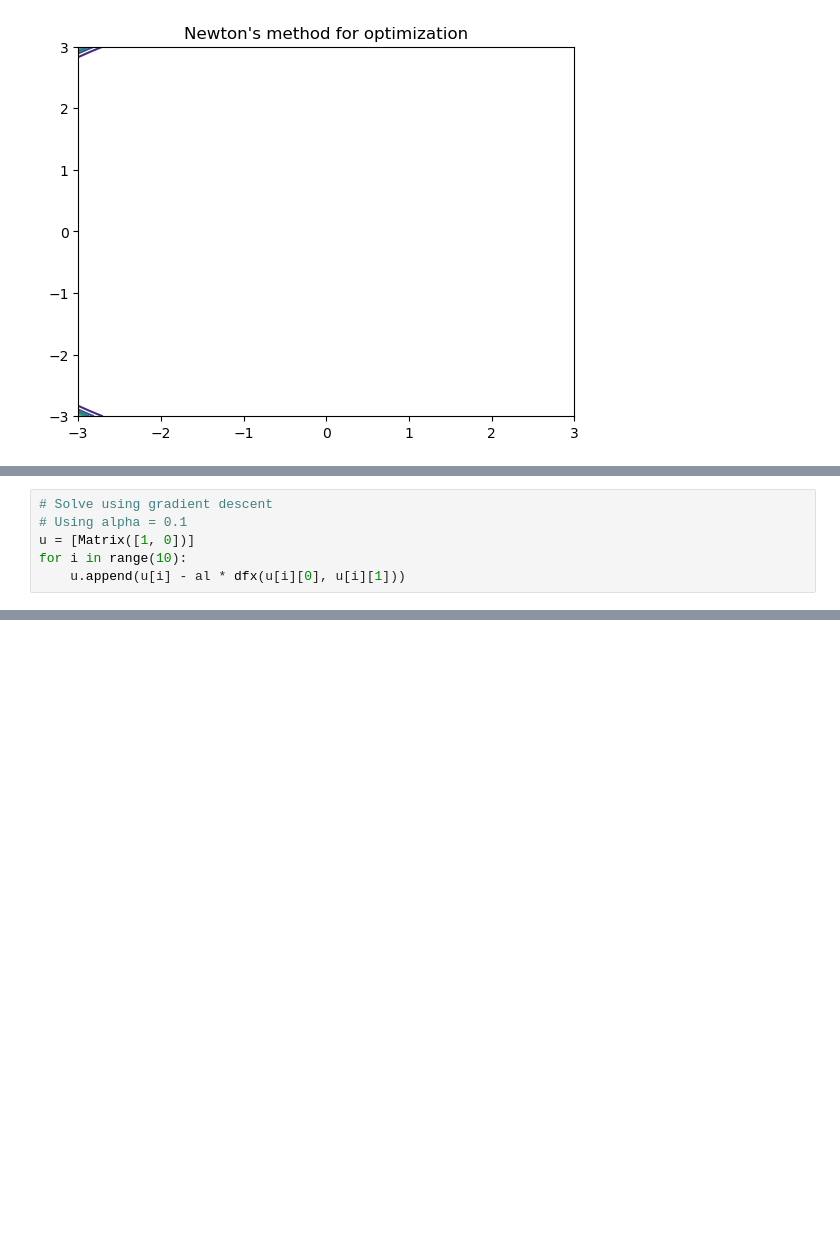
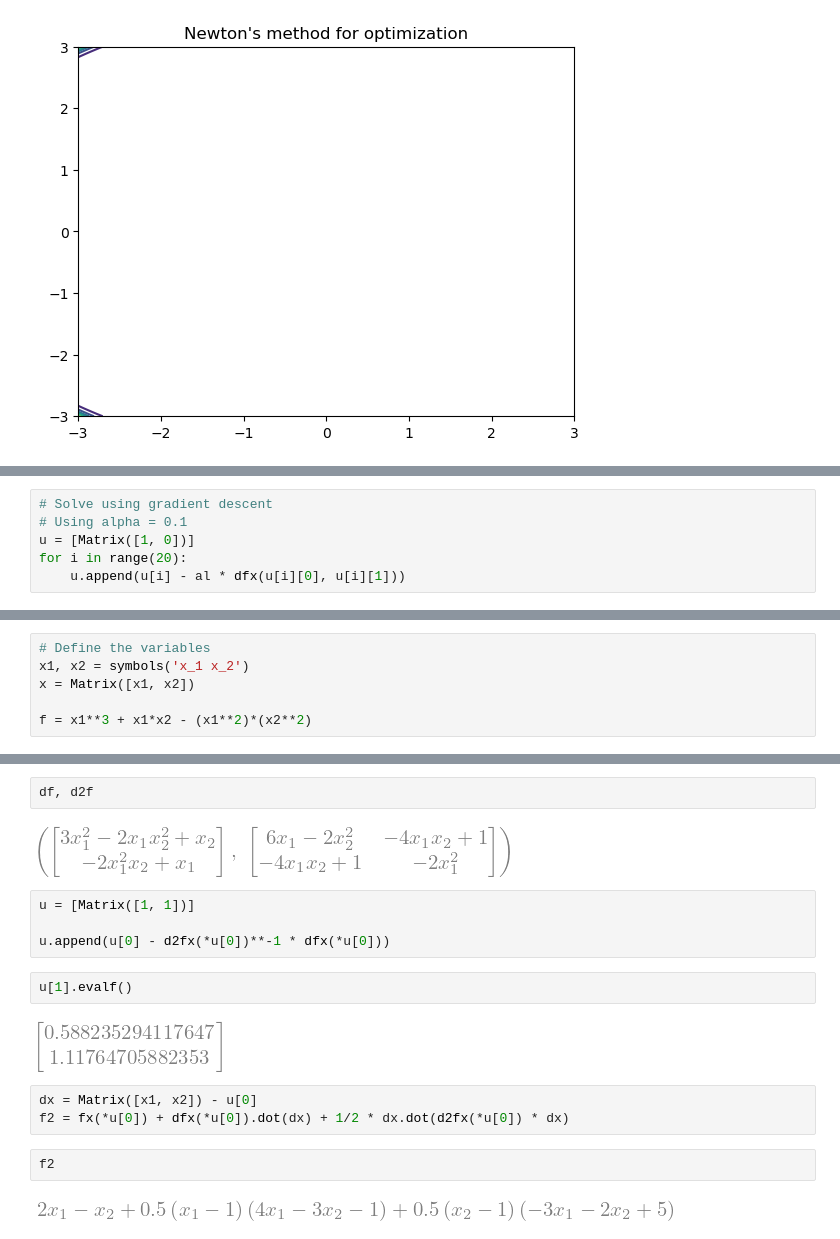
Before and after one commit to 56ghluf/tm, a Jupyter notebook: NNChapter9/Problems.ipynb, the cells around one changed output, grey strips where cells are left out. Drawn from its saved outputs; the diff is of its cells as text; blank space fills up the shorter version.

```diff
--- a/NNChapter9/Problems.ipynb
+++ b/NNChapter9/Problems.ipynb
@@ -85,6 +62,0 @@ u = [(1, 0)]
-# %%
-# Solve using gradient descent
-# Using alpha = 0.1
-u = [Matrix([1, 0])]
-for i in range(10):
-    u.append(u[i] - al * dfx(u[i][0], u[i][1]))
@@ -112,0 +87,6 @@ u
+# %%
+# Solve using gradient descent
+# Using alpha = 0.1
+u = [Matrix([1, 0])]
+for i in range(20):
+    u.append(u[i] - al * dfx(u[i][0], u[i][1]))
@@ -112,0 +99,6 @@ u
+# %%
+# Define the variables
+x1, x2 = symbols('x_1 x_2')
+x = Matrix([x1, x2])
+
+f = x1**3 + x1*x2 - (x1**2)*(x2**2)
@@ -112,0 +116,19 @@ u
+# %%
+df, d2f
+# %% [output]
+[figure, added]
+# %%
+u = [Matrix([1, 1])]
+
+u.append(u[0] - d2fx(*u[0])**-1 * dfx(*u[0]))
+# %%
+u[1].evalf()
+# %% [output]
+[figure, added]
+# %%
+dx = Matrix([x1, x2]) - u[0]
+f2 = fx(*u[0]) + dfx(*u[0]).dot(dx) + 1/2 * dx.dot(d2fx(*u[0]) * dx)
+# %%
+f2
+# %% [output]
+[figure, added]
```
Also changed, not shown: parts of 18 cells of this notebook.
